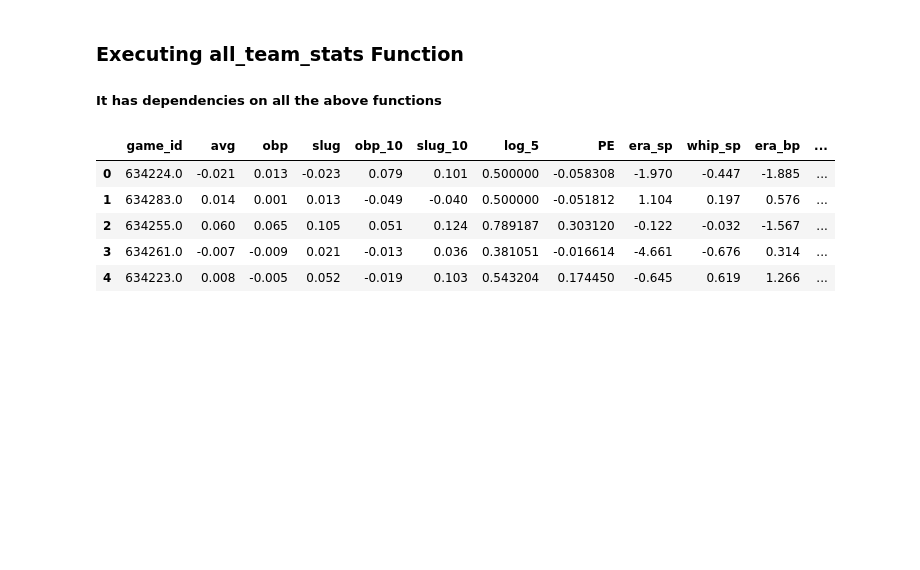
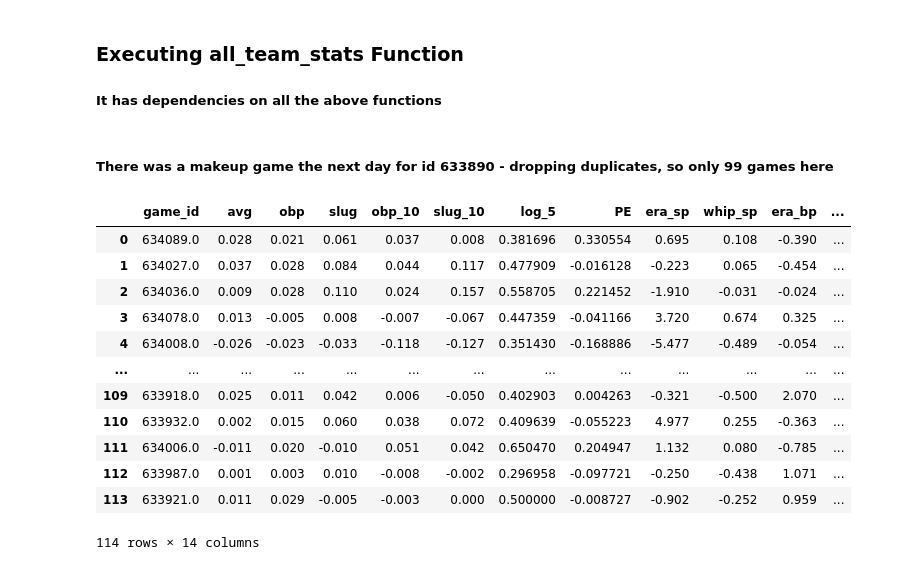
Before and after one commit to P-Smyth/Baseball-Stats-Project, a Jupyter notebook: Generating Training Data.ipynb, the cells around one changed output. Cells and saved outputs as stored; diff of their text form; code cells hidden in the pictures; blank space fills up the shorter version.

Commit message:
Generated games 201-300

```diff
--- a/Generating Training Data.ipynb
+++ b/Generating Training Data.ipynb
@@ -582,9 +588,18 @@ new_df.to_csv('Games_1_50.csv', index=False)
+# %% [markdown]
+##### There was a makeup game the next day for id 633890 - dropping duplicates, so only 99 games here
 # %%
-pd.read_csv('Games_1_50.csv').head()
+pd.read_csv('Games_201_300.csv')
 # %% [output]
 |  | game_id | avg | obp | slug | obp_10 | slug_10 | log_5 | PE | era_sp | whip_sp | era_bp | ... |
-| 0 | 634224.0 | -0.021 | 0.013 | -0.023 | 0.079 | 0.101 | 0.500000 | -0.058308 | -1.970 | -0.447 | -1.885 | ... |
-| 1 | 634283.0 | 0.014 | 0.001 | 0.013 | -0.049 | -0.040 | 0.500000 | -0.051812 | 1.104 | 0.197 | 0.576 | ... |
-| 2 | 634255.0 | 0.060 | 0.065 | 0.105 | 0.051 | 0.124 | 0.789187 | 0.303120 | -0.122 | -0.032 | -1.567 | ... |
-| 3 | 634261.0 | -0.007 | -0.009 | 0.021 | -0.013 | 0.036 | 0.381051 | -0.016614 | -4.661 | -0.676 | 0.314 | ... |
-| 4 | 634223.0 | 0.008 | -0.005 | 0.052 | -0.019 | 0.103 | 0.543204 | 0.174450 | -0.645 | 0.619 | 1.266 | ... |
+| 0 | 634089.0 | 0.028 | 0.021 | 0.061 | 0.037 | 0.008 | 0.381696 | 0.330554 | 0.695 | 0.108 | -0.390 | ... |
+| 1 | 634027.0 | 0.037 | 0.028 | 0.084 | 0.044 | 0.117 | 0.477909 | -0.016128 | -0.223 | 0.065 | -0.454 | ... |
+| 2 | 634036.0 | 0.009 | 0.028 | 0.110 | 0.024 | 0.157 | 0.558705 | 0.221452 | -1.910 | -0.031 | -0.024 | ... |
+| 3 | 634078.0 | 0.013 | -0.005 | 0.008 | -0.007 | -0.067 | 0.447359 | -0.041166 | 3.720 | 0.674 | 0.325 | ... |
+| 4 | 634008.0 | -0.026 | -0.023 | -0.033 | -0.118 | -0.127 | 0.351430 | -0.168886 | -5.477 | -0.489 | -0.054 | ... |
+| ... | ... | ... | ... | ... | ... | ... | ... | ... | ... | ... | ... | ... |
+| 109 | 633918.0 | 0.025 | 0.011 | 0.042 | 0.006 | -0.050 | 0.402903 | 0.004263 | -0.321 | -0.500 | 2.070 | ... |
+| 110 | 633932.0 | 0.002 | 0.015 | 0.060 | 0.038 | 0.072 | 0.409639 | -0.055223 | 4.977 | 0.255 | -0.363 | ... |
+| 111 | 634006.0 | -0.011 | 0.020 | -0.010 | 0.051 | 0.042 | 0.650470 | 0.204947 | 1.132 | 0.080 | -0.785 | ... |
+| 112 | 633987.0 | 0.001 | 0.003 | 0.010 | -0.008 | -0.002 | 0.296958 | -0.097721 | -0.250 | -0.438 | 1.071 | ... |
+| 113 | 633921.0 | 0.011 | 0.029 | -0.005 | -0.003 | 0.000 | 0.500000 | -0.008727 | -0.902 | -0.252 | 0.959 | ... |
+114 rows × 14 columns
```
Also changed, not shown: parts of 5 cells of this notebook.
